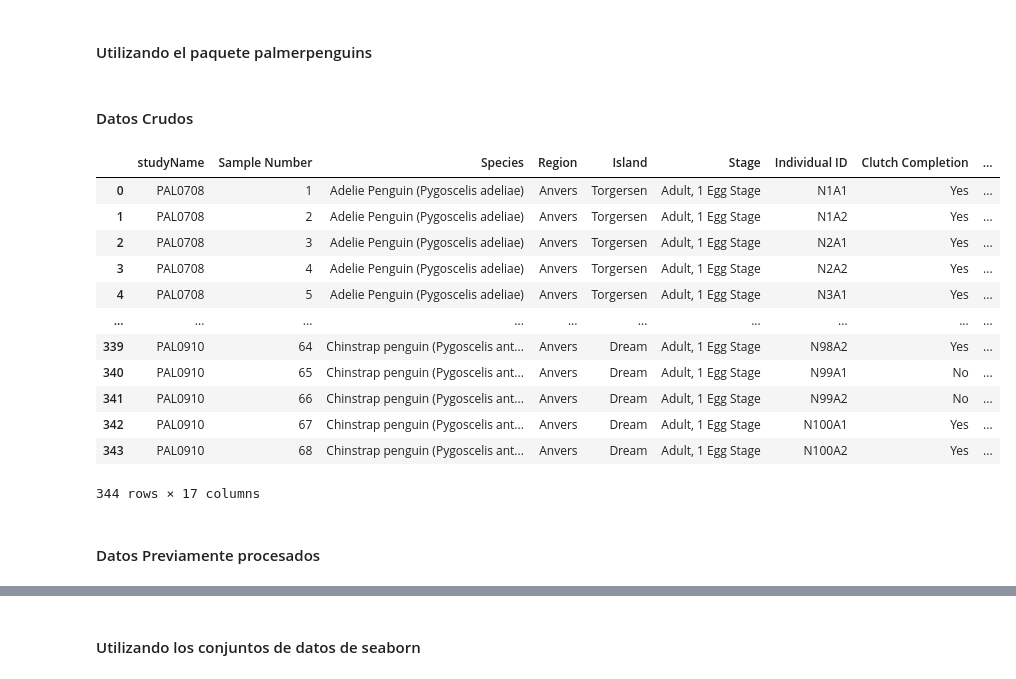
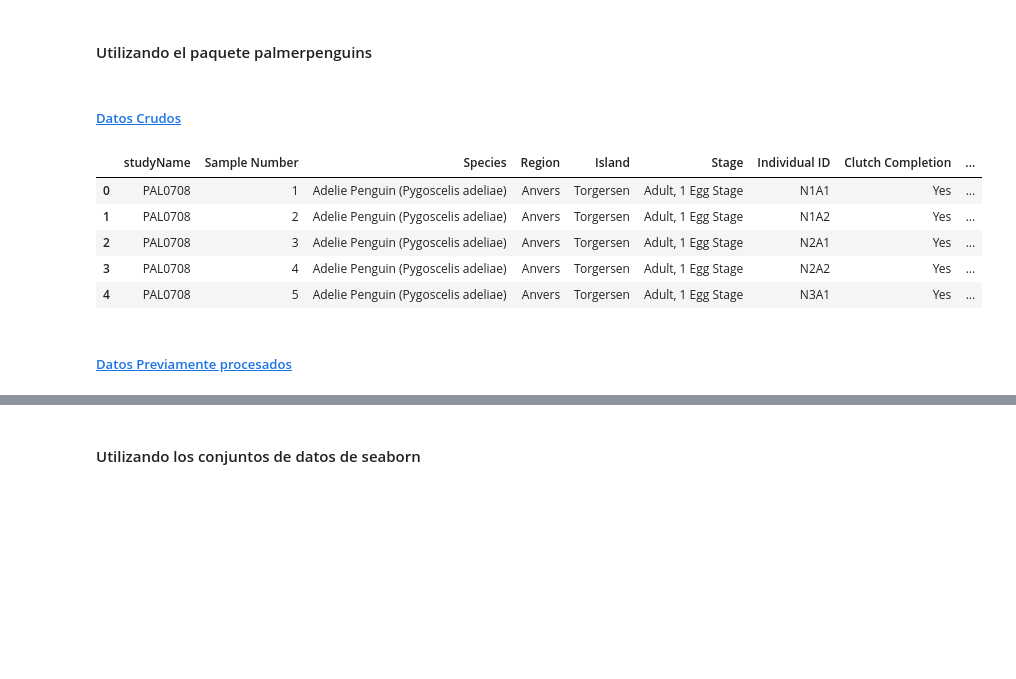
Before and after one commit to mazzaroli/EDA, a Jupyter notebook: article/notebook.ipynb, the cells around one changed output, grey strips where cells are left out. Saved outputs shown, nothing was run; the diff lists cells and outputs as text; code cells hidden in the pictures; blank space fills up the shorter version.

```diff
--- a/article/notebook.ipynb
+++ b/article/notebook.ipynb
@@ -297,26 +300,19 @@ penguin_color = {
 ### Cargar los datos
 # %% [markdown]
 #### Utilizando el paquete palmerpenguins
-# %% [markdown]
-#### Datos Crudos
+# %% [markdown]
+##### [Datos Crudos](https://wiki.salahumanitaria.co/wiki/Datos_crudos#:~:text=Los%20datos%20crudos%20es%20un,se%20conocen%20como%20datos%20primarios.)
 # %%
 raw_penguins_df = palmerpenguins.load_penguins_raw()
-raw_penguins_df
+raw_penguins_df.head()
 # %% [output]
 |  | studyName | Sample Number | Species | Region | Island | Stage | Individual ID | Clutch Completion | ... |
 | 0 | PAL0708 | 1 | Adelie Penguin (Pygoscelis adeliae) | Anvers | Torgersen | Adult, 1 Egg Stage | N1A1 | Yes | ... |
 | 1 | PAL0708 | 2 | Adelie Penguin (Pygoscelis adeliae) | Anvers | Torgersen | Adult, 1 Egg Stage | N1A2 | Yes | ... |
 | 2 | PAL0708 | 3 | Adelie Penguin (Pygoscelis adeliae) | Anvers | Torgersen | Adult, 1 Egg Stage | N2A1 | Yes | ... |
 | 3 | PAL0708 | 4 | Adelie Penguin (Pygoscelis adeliae) | Anvers | Torgersen | Adult, 1 Egg Stage | N2A2 | Yes | ... |
 | 4 | PAL0708 | 5 | Adelie Penguin (Pygoscelis adeliae) | Anvers | Torgersen | Adult, 1 Egg Stage | N3A1 | Yes | ... |
-| ... | ... | ... | ... | ... | ... | ... | ... | ... | ... |
-| 339 | PAL0910 | 64 | Chinstrap penguin (Pygoscelis ant... | Anvers | Dream | Adult, 1 Egg Stage | N98A2 | Yes | ... |
-| 340 | PAL0910 | 65 | Chinstrap penguin (Pygoscelis ant... | Anvers | Dream | Adult, 1 Egg Stage | N99A1 | No | ... |
-| 341 | PAL0910 | 66 | Chinstrap penguin (Pygoscelis ant... | Anvers | Dream | Adult, 1 Egg Stage | N99A2 | No | ... |
-| 342 | PAL0910 | 67 | Chinstrap penguin (Pygoscelis ant... | Anvers | Dream | Adult, 1 Egg Stage | N100A1 | Yes | ... |
-| 343 | PAL0910 | 68 | Chinstrap penguin (Pygoscelis ant... | Anvers | Dream | Adult, 1 Egg Stage | N100A2 | Yes | ... |
-344 rows × 17 columns
-# %% [markdown]
-#### Datos Previamente procesados
+# %% [markdown]
+##### [Datos Previamente procesados](https://blog.powerdata.es/el-valor-de-la-gestion-de-datos/calidad-de-datos-en-mineria-de-datos-a-traves-del-preprocesamiento#:~:text=El%20preprocesamiento%20de%20datos%20es,sean%20m%C3%A1s%20f%C3%A1ciles%20de%20utilizar.)
 # %%
 preprocess_penguins_df = palmerpenguins.load_penguins()
```
Also changed, not shown: parts of 52 cells of this notebook, 1 other file.
